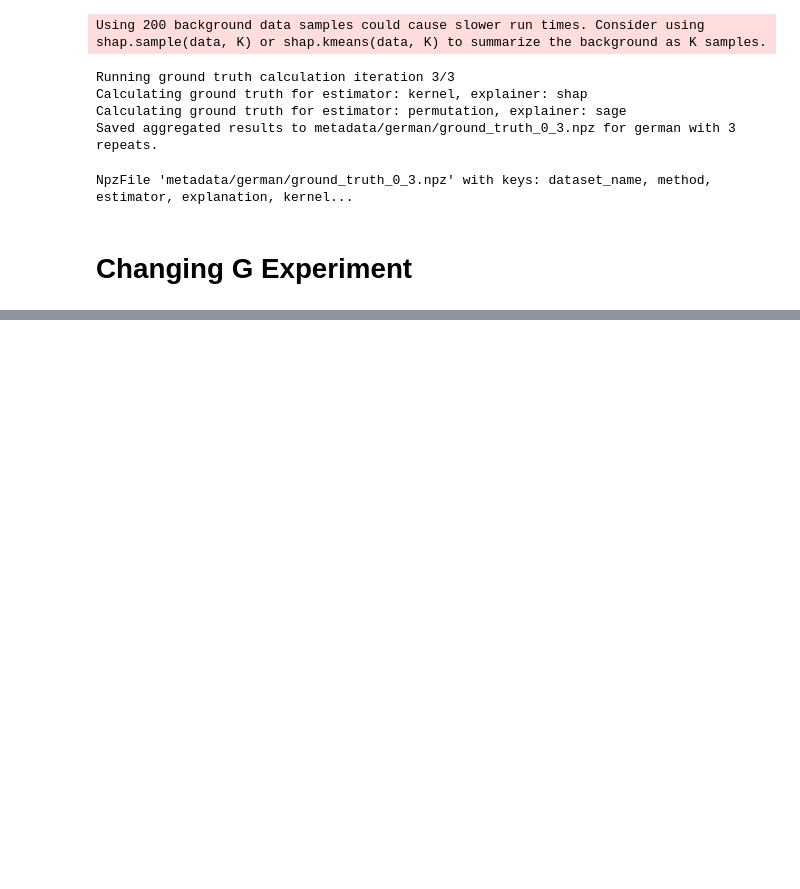
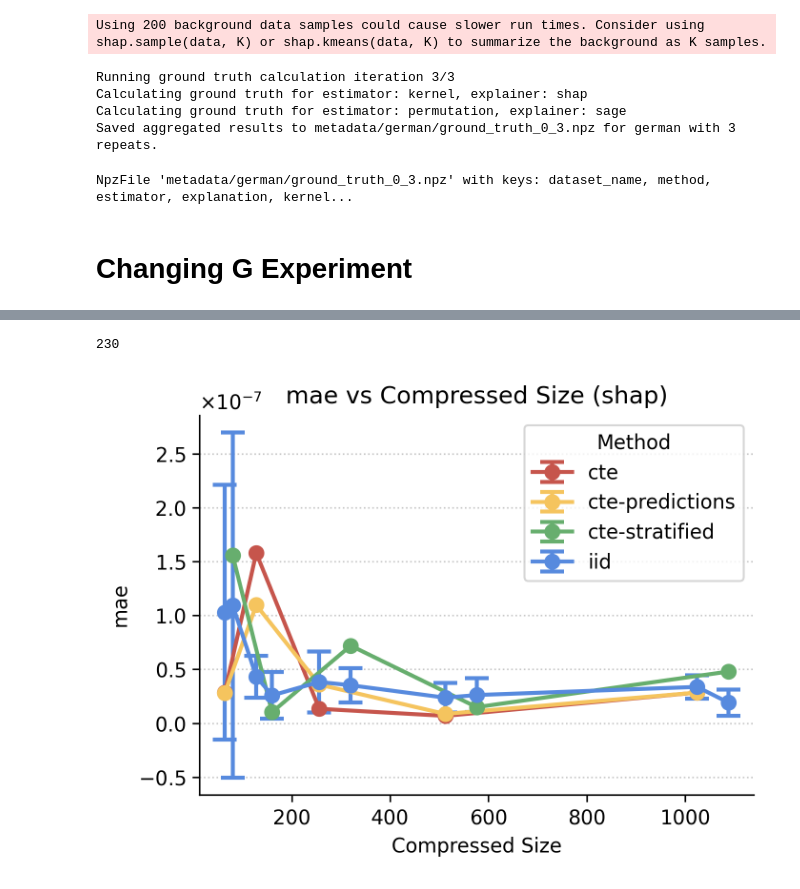
Before and after one commit to kateqwerty001/bsc-compress-then-explain, a Jupyter notebook: package/usage_example.ipynb, the cells around one changed output, grey strips where cells are left out. Saved outputs shown, nothing was run; the diff lists cells and outputs as text; code cells hidden in the pictures; blank space fills up the shorter version.

```diff
--- a/package/usage_example.ipynb
+++ b/package/usage_example.ipynb
@@ -97,0 +98,74 @@ Results saved to metadata/german/AttemptExperiment/changing_g_with_metrics.npz.
+# %%
+import os
+import numpy as np
+import pandas as pd
+import matplotlib.pyplot as plt
+from matplotlib.ticker import ScalarFormatter
+import math
+
+data = np.load(f"metadata/compas/changing_g_num_bins_4_n_repeats_10/changing_g.npz", allow_pickle=True)
+
+filtered_dict = {
+    key: data[key] for key in data.files if key != 'explanation_values' and key != 'id_compressed'
+}
+
+df = pd.DataFrame(filtered_dict)
+df_shap = df[df['explanation'] == 'shap']
+df_sage = df[df['explanation'] == 'sage']
+# %%
+len(data['compression_time'])
+# %% [output]
+230
+# %%
+y_name ="mae"
+df = df_shap
+
+grouped = df.groupby(["method", "compressed_size"]).agg(
+    mean=(y_name, "mean"),
+    std=(y_name, "std")
+).reset_index()
+
+colors = {
+    "iid": "#578ade",
+    "cte": "#c6554c",
+    "cte_stratified": "#67AE6E",
+    "cte_predictions": "#F5C45E",
+}
+
+method_labels = {
+    "iid": "iid",
+    "cte": "cte",
+    "cte_stratified": "cte-stratified",
+    "cte_predictions": "cte-predictions",
+}
+
+fig, ax = plt.subplots(figsize=(4.8, 3.6), dpi=300)
+
+ax.yaxis.set_major_formatter(ScalarFormatter(useMathText=True))
+ax.ticklabel_format(axis='y', style='sci', scilimits=(-2, 2))
+
+for method in grouped['method'].unique():
+    method_data = grouped[grouped['method'] == method]
+    x = method_data['compressed_size']
+    y = method_data['mean']
+    yerr = method_data['std']
+
+    ax.errorbar(
+        x=x, y=y, yerr=yerr,
+        fmt='o-', label=method_labels.get(method, method),
+        color=colors.get(method, None),
+        markersize=7, capsize=6, linewidth=2, capthick=2
+    )
+
+ax.set_xlabel("Compressed Size")
+ax.set_ylabel(y_name)
+ax.set_title(f"{y_name} vs Compressed Size ({"shap"})")
+ax.legend(title="Method")
+ax.grid(axis='y', linestyle='dotted', alpha=0.7)
+
+ax.spines['top'].set_visible(False)
+ax.spines['right'].set_visible(False)
+
+plt.tight_layout()
+# %% [output]
+[figure, added]
```
Also changed, not shown: parts of 5 cells of this notebook, 16 other files.
